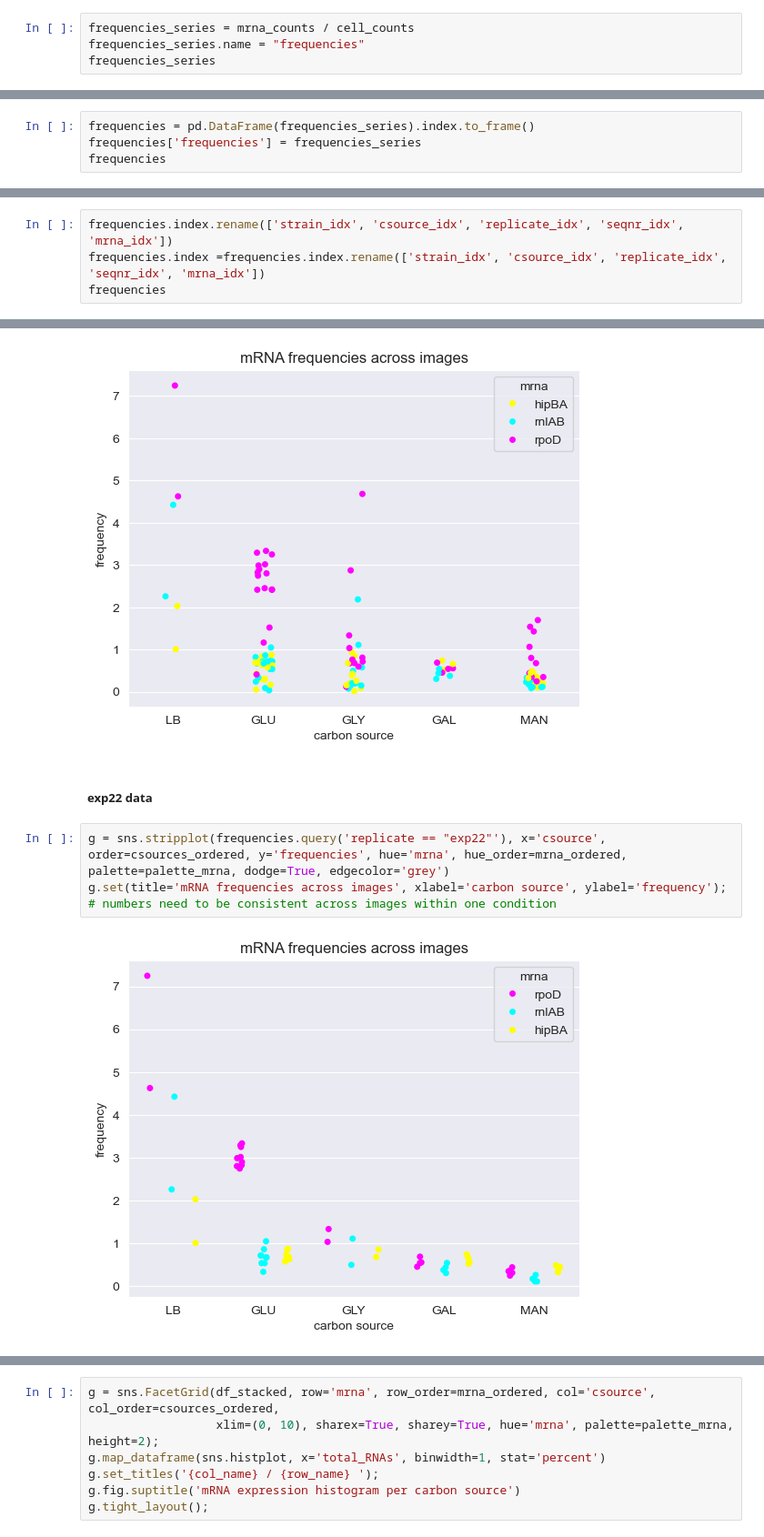
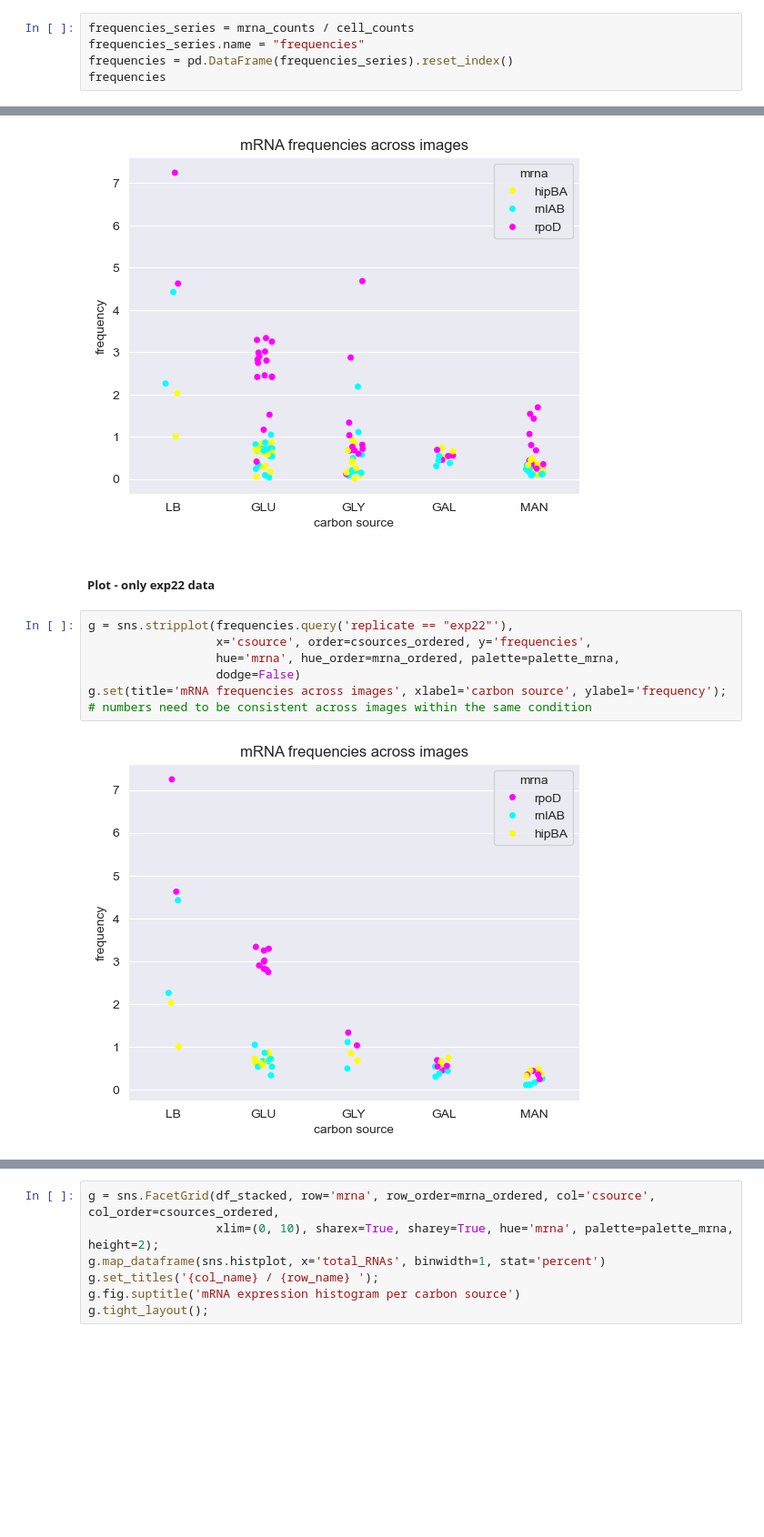
Before and after one commit to LaToyaVanderB/Ecoli_smFISH, a Jupyter notebook: src/06-plot-results.ipynb, the cells around one changed output, grey strips where cells are left out. Shown at 91% size. Saved outputs shown, nothing was run; the diff lists cells and outputs as text; blank space fills up the shorter version.

Commit message:
Plot markers in  06-plot-results.ipynb. Up-to-date todo.md.

```diff
--- a/src/06-plot-results.ipynb
+++ b/src/06-plot-results.ipynb
@@ -416,5 +423,6 @@ Normalize by cell counts to get frequencies
 # %%
 frequencies_series = mrna_counts / cell_counts
 frequencies_series.name = "frequencies"
-frequencies_series
+frequencies = pd.DataFrame(frequencies_series).reset_index()
+frequencies
 # %% [output]
@@ -434,4 +441,0 @@ Name: frequencies, Length: 132, dtype: float64
-# %%
-frequencies = pd.DataFrame(frequencies_series).index.to_frame()
-frequencies['frequencies'] = frequencies_series
-frequencies
@@ -470,4 +441,0 @@ frequencies
-# %%
-frequencies.index.rename(['strain_idx', 'csource_idx', 'replicate_idx', 'seqnr_idx', 'mrna_idx'])
-frequencies.index =frequencies.index.rename(['strain_idx', 'csource_idx', 'replicate_idx', 'seqnr_idx', 'mrna_idx'])
-frequencies
@@ -617,10 +622,13 @@ g.set(title='mRNA frequencies across images', xlabel='carbon source', ylabel='fr
 # %% [output]
 [figure]
 # %% [markdown]
-##### exp22 data
+##### Plot - only exp22 data
 # %%
-g = sns.stripplot(frequencies.query('replicate == "exp22"'), x='csource', order=csources_ordered, y='frequencies', hue='mrna', hue_order=mrna_ordered, palette=palette_mrna, dodge=True, edgecolor='grey')
+g = sns.stripplot(frequencies.query('replicate == "exp22"'),
+                  x='csource', order=csources_ordered, y='frequencies',
+                  hue='mrna', hue_order=mrna_ordered, palette=palette_mrna,
+                  dodge=False)
 g.set(title='mRNA frequencies across images', xlabel='carbon source', ylabel='frequency');
-# numbers need to be consistent across images within one condition
+# numbers need to be consistent across images within the same condition
 # %% [output]
-[figure, old version]
+[figure, new version]
```
Also changed, not shown: parts of 56 cells of this notebook, 1 other file.
